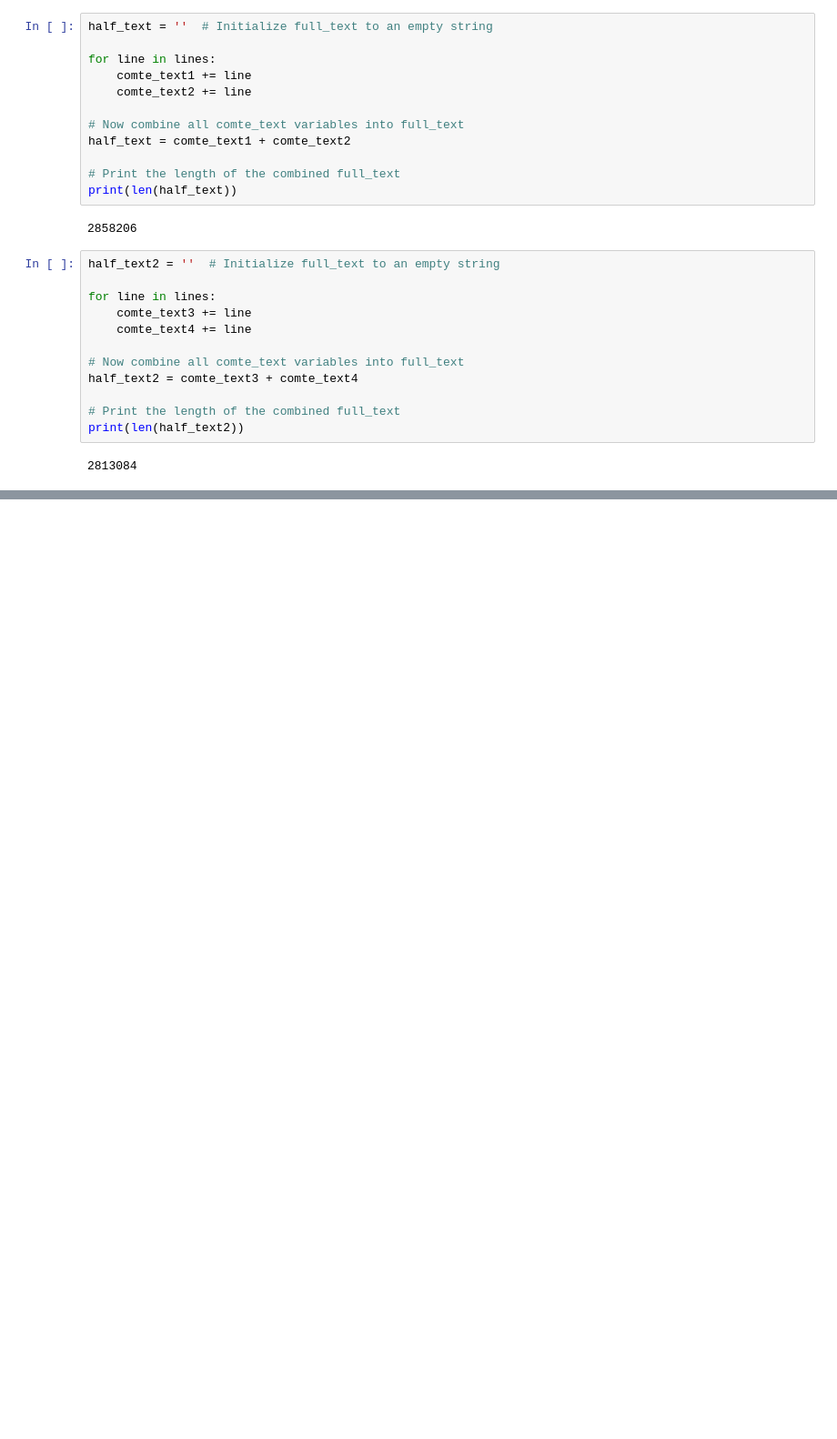
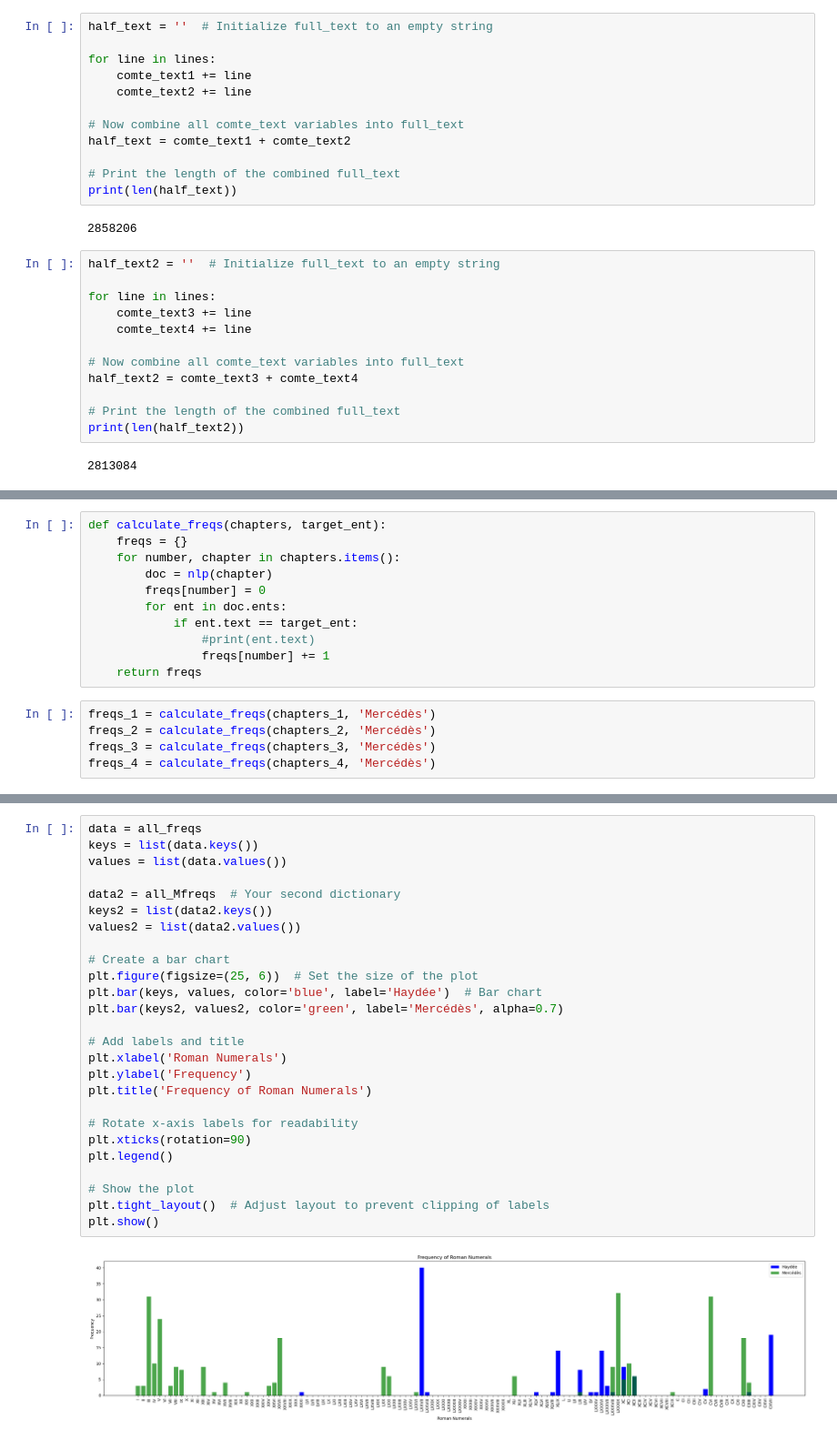
Before and after one commit to Dani1034/dumas_python, a Jupyter notebook: Rough Draft 2 - Dumas.ipynb, the cells around one changed output, grey strips where cells are left out. Shown at 91% size. Saved outputs shown, nothing was run; the diff lists cells and outputs as text; blank space fills up the shorter version.

```diff
--- a/Rough Draft 2 - Dumas.ipynb
+++ b/Rough Draft 2 - Dumas.ipynb
@@ -468,0 +518,16 @@ print(len(half_text2))
+# %%
+def calculate_freqs(chapters, target_ent):
+    freqs = {}
+    for number, chapter in chapters.items():
+        doc = nlp(chapter)
+        freqs[number] = 0
+        for ent in doc.ents:
+            if ent.text == target_ent:
+                #print(ent.text)
+                freqs[number] += 1
+    return freqs
+# %%
+freqs_1 = calculate_freqs(chapters_1, 'Mercédès')
+freqs_2 = calculate_freqs(chapters_2, 'Mercédès')
+freqs_3 = calculate_freqs(chapters_3, 'Mercédès')
+freqs_4 = calculate_freqs(chapters_4, 'Mercédès')
@@ -468,0 +540,28 @@ print(len(half_text2))
+# %%
+data = all_freqs
+keys = list(data.keys())
+values = list(data.values())
+
+data2 = all_Mfreqs  # Your second dictionary
+keys2 = list(data2.keys())
+values2 = list(data2.values())
+
+# Create a bar chart
+plt.figure(figsize=(25, 6))  # Set the size of the plot
+plt.bar(keys, values, color='blue', label='Haydée')  # Bar chart
+plt.bar(keys2, values2, color='green', label='Mercédès', alpha=0.7)
+
+# Add labels and title
+plt.xlabel('Roman Numerals')
+plt.ylabel('Frequency')
+plt.title('Frequency of Roman Numerals')
+
+# Rotate x-axis labels for readability
+plt.xticks(rotation=90)
+plt.legend()
+
+# Show the plot
+plt.tight_layout()  # Adjust layout to prevent clipping of labels
+plt.show()
+# %% [output]
+[figure, added]
```
Also changed, not shown: parts of 8 cells of this notebook.
